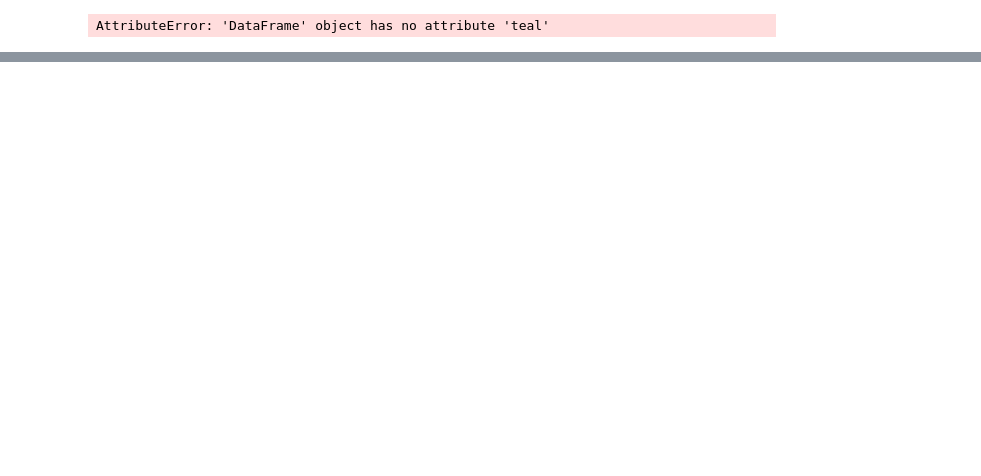
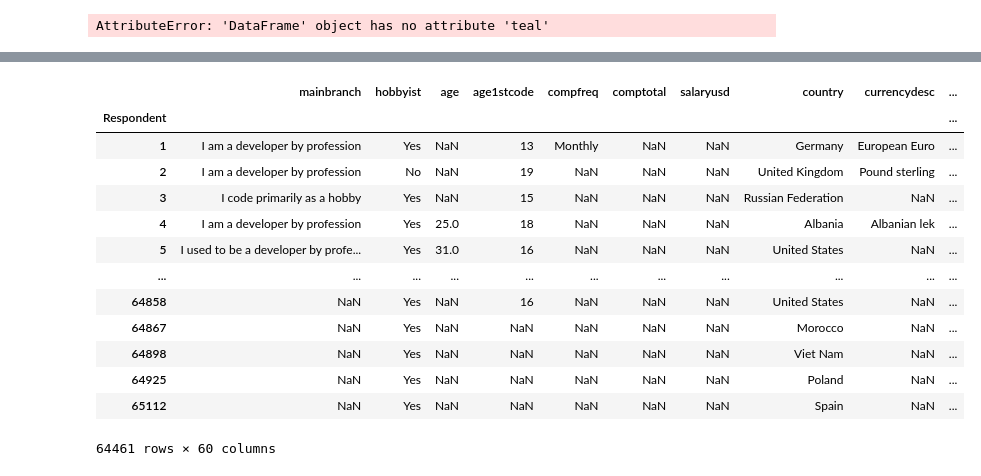
Before and after one commit to StefanDimitrovDimitrov/Pandas, a Jupyter notebook: Pandas Demo.ipynb, the cells around one changed output, grey strips where cells are left out. Saved outputs shown, nothing was run; the diff lists cells and outputs as text; code cells hidden in the pictures; blank space fills up the shorter version.

```diff
--- a/Pandas Demo.ipynb
+++ b/Pandas Demo.ipynb
@@ -198,0 +177,2 @@ df_schema.sort_index()
+# %%
+df.columns = [x.upper() for x in df.columns]
@@ -198,0 +199,20 @@ df_schema.sort_index()
+# %%
+df.columns = [x.lower() for x in df.columns]
+df.rename(columns={"convertedcomp":"SalaryUSD"}, inplace=True)
+# %%
+df
+# %% [output]
+|  | mainbranch | hobbyist | age | age1stcode | compfreq | comptotal | salaryusd | country | currencydesc | ... |
+| Respondent |  |  |  |  |  |  |  |  |  | ... |
+| 1 | I am a developer by profession | Yes | NaN | 13 | Monthly | NaN | NaN | Germany | European Euro | ... |
+| 2 | I am a developer by profession | No | NaN | 19 | NaN | NaN | NaN | United Kingdom | Pound sterling | ... |
+| 3 | I code primarily as a hobby | Yes | NaN | 15 | NaN | NaN | NaN | Russian Federation | NaN | ... |
+| 4 | I am a developer by profession | Yes | 25.0 | 18 | NaN | NaN | NaN | Albania | Albanian lek | ... |
+| 5 | I used to be a developer by profe... | Yes | 31.0 | 16 | NaN | NaN | NaN | United States | NaN | ... |
+| ... | ... | ... | ... | ... | ... | ... | ... | ... | ... | ... |
+| 64858 | NaN | Yes | NaN | 16 | NaN | NaN | NaN | United States | NaN | ... |
+| 64867 | NaN | Yes | NaN | NaN | NaN | NaN | NaN | Morocco | NaN | ... |
+| 64898 | NaN | Yes | NaN | NaN | NaN | NaN | NaN | Viet Nam | NaN | ... |
+| 64925 | NaN | Yes | NaN | NaN | NaN | NaN | NaN | Poland | NaN | ... |
+| 65112 | NaN | Yes | NaN | NaN | NaN | NaN | NaN | Spain | NaN | ... |
+64461 rows × 60 columns
```
Also changed, not shown: parts of 48 cells of this notebook, 1 other file.
